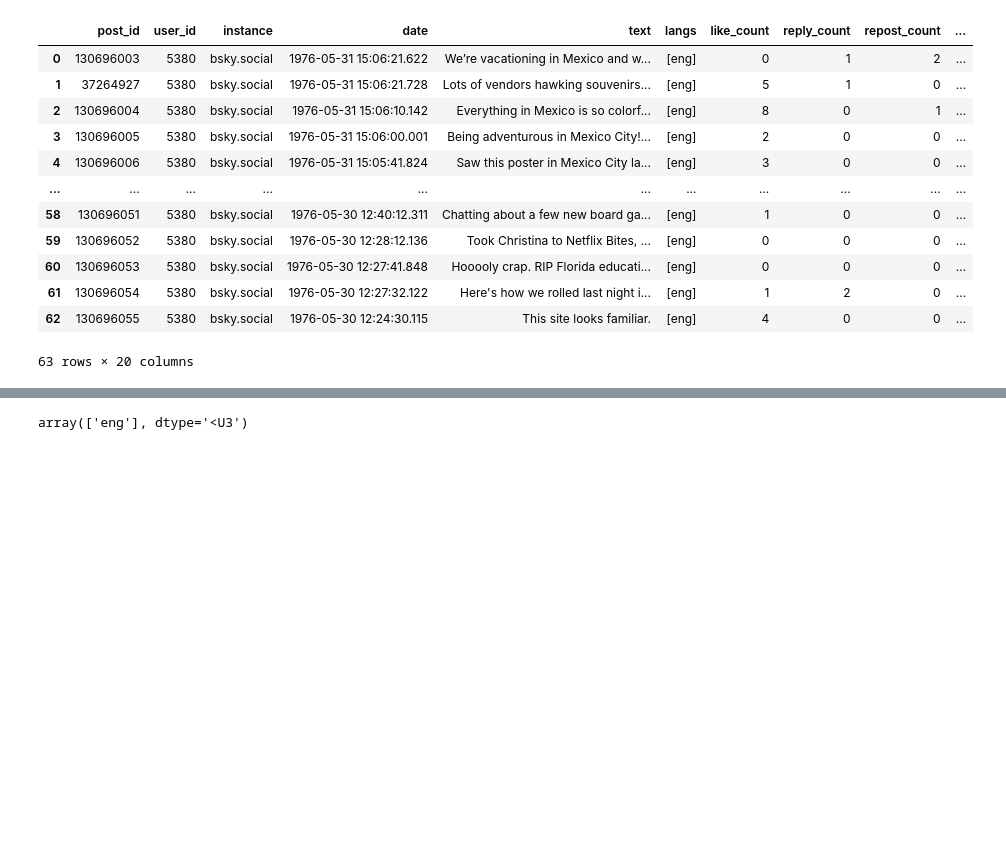
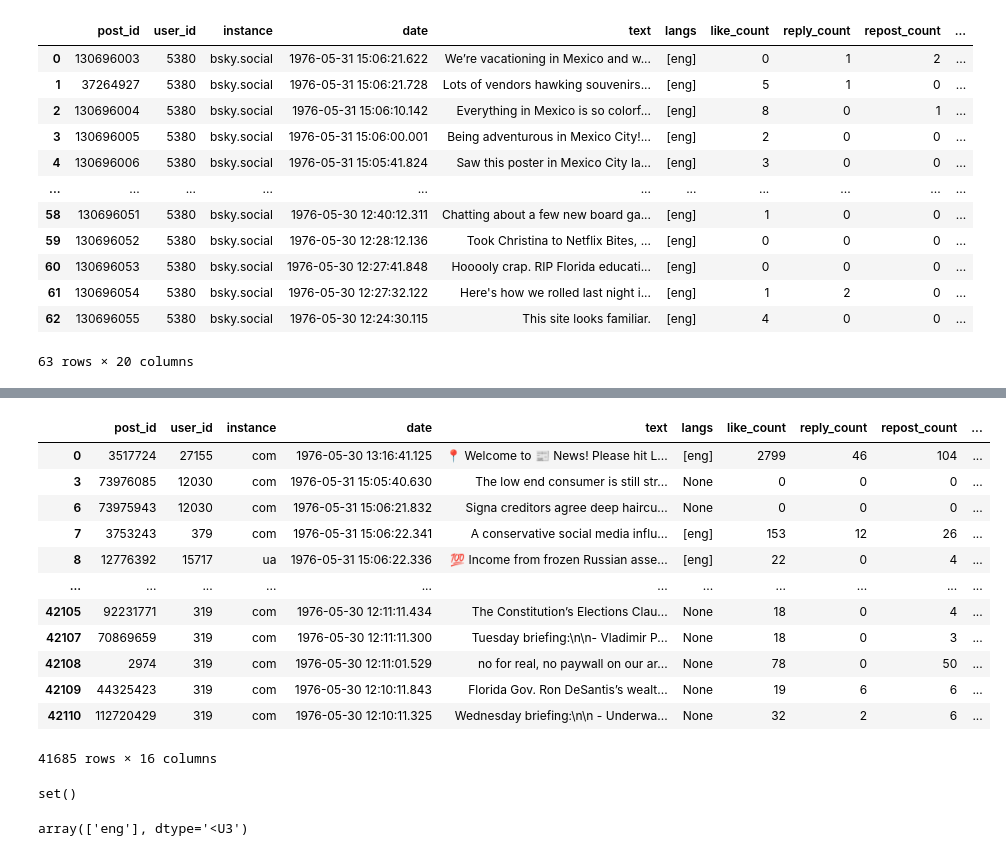
Before and after one commit to mmmbarendse/opensky, a Jupyter notebook: notebooks/01_explo_interactions.ipynb, the cells around one changed output, grey strips where cells are left out. Drawn from its saved outputs; the diff is of its cells as text; code cells hidden in the pictures; blank space fills up the shorter version.

Commit message:
compiled table of news items and their replies

```diff
--- a/notebooks/01_explo_interactions.ipynb
+++ b/notebooks/01_explo_interactions.ipynb
@@ -150,3 +170,27 @@ df_posts
+# %%
+PATH_FEED_POSTS = PATH_DATA + 'feed_posts/'
+df_news_feed = pd.read_json(PATH_FEED_POSTS + 'News.jsonl.gz', lines=True)
+df_news_feed.drop_duplicates(subset=['post_id'], inplace=True)
+df_news_feed
+# %% [output]
+|  | post_id | user_id | instance | date | text | langs | like_count | reply_count | repost_count | ... |
+| 0 | 3517724 | 27155 | com | 1976-05-30 13:16:41.125 | 📍 Welcome to 📰 News! Please hit L... | [eng] | 2799 | 46 | 104 | ... |
+| 3 | 73976085 | 12030 | com | 1976-05-31 15:05:40.630 | The low end consumer is still str... | None | 0 | 0 | 0 | ... |
+| 6 | 73975943 | 12030 | com | 1976-05-31 15:06:21.832 | Signa creditors agree deep haircu... | None | 0 | 0 | 0 | ... |
+| 7 | 3753243 | 379 | com | 1976-05-31 15:06:22.341 | A conservative social media influ... | [eng] | 153 | 12 | 26 | ... |
+| 8 | 12776392 | 15717 | ua | 1976-05-31 15:06:22.336 | 💯 Income from frozen Russian asse... | [eng] | 22 | 0 | 4 | ... |
+| ... | ... | ... | ... | ... | ... | ... | ... | ... | ... | ... |
+| 42105 | 92231771 | 319 | com | 1976-05-30 12:11:11.434 | The Constitution’s Elections Clau... | None | 18 | 0 | 4 | ... |
+| 42107 | 70869659 | 319 | com | 1976-05-30 12:11:11.300 | Tuesday briefing:\n\n- Vladimir P... | None | 18 | 0 | 3 | ... |
+| 42108 | 2974 | 319 | com | 1976-05-30 12:11:01.529 | no for real, no paywall on our ar... | None | 78 | 0 | 50 | ... |
+| 42109 | 44325423 | 319 | com | 1976-05-30 12:10:11.843 | Florida Gov. Ron DeSantis’s wealt... | None | 19 | 6 | 6 | ... |
+| 42110 | 112720429 | 319 | com | 1976-05-30 12:10:11.325 | Wednesday briefing:\n\n - Underwa... | None | 32 | 2 | 6 | ... |
+41685 rows × 16 columns
+# %%
+news_feed_users = df_news_feed.user_id.unique()
+get_replies_to_users(df_posts, news_feed_users)
+# %% [output]
+set()
 # %%
 import numpy as np
 
```
Also changed, not shown: parts of 2 cells of this notebook, 18 other files.
